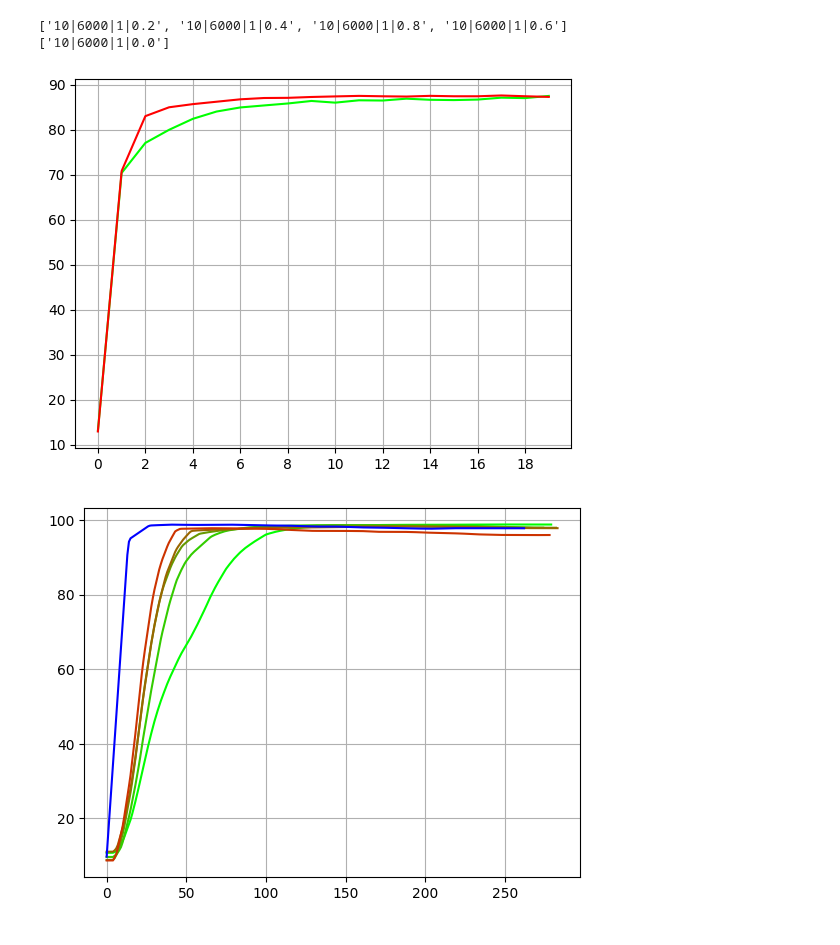
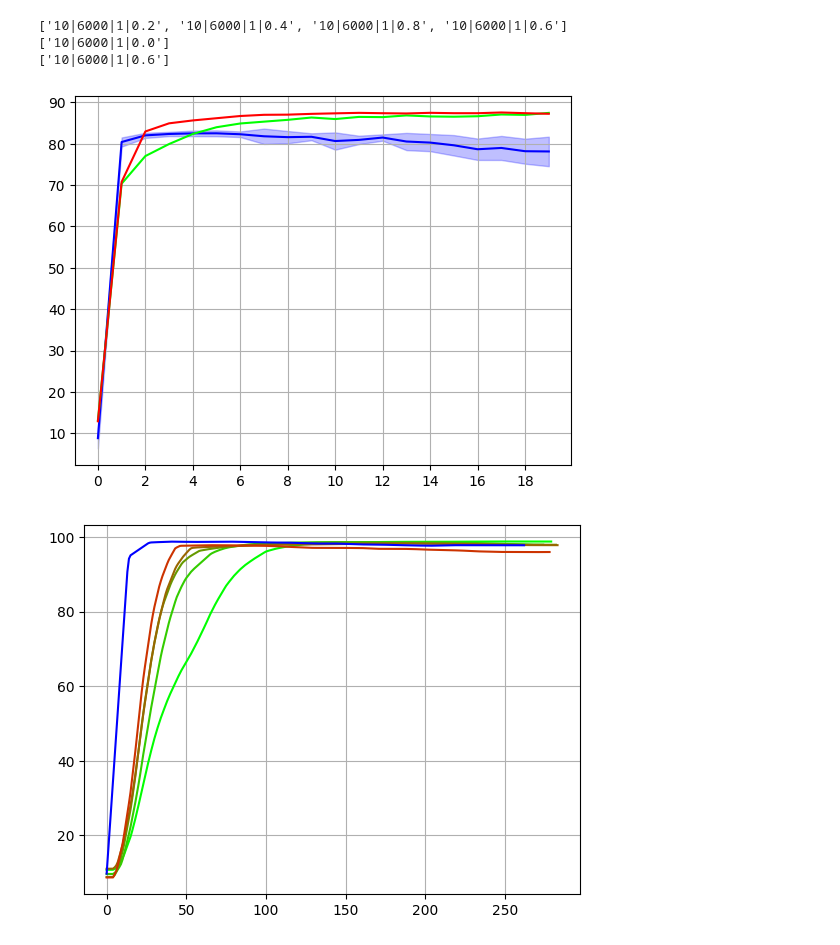
Before and after one commit to JoshPattman/thirdyear-proj, a Jupyter notebook: comp3200-cw/v2/data_vis/plot_data_median.ipynb, the cells around one changed output. Saved outputs shown, nothing was run; the diff lists cells and outputs as text; code cells hidden in the pictures.

```diff
--- a/comp3200-cw/v2/data_vis/plot_data_median.ipynb
+++ b/comp3200-cw/v2/data_vis/plot_data_median.ipynb
@@ -70,12 +70,31 @@ for filename in listdir(dirname):
     else:
         fed_info_dict[key] = [loaded]
 
-def get_mixed_node_data(nodes, samples, epochs, sync_rate, is_swarm=True):
+swarm_tc_info_dict = {}
+dirname = "../data/swarm_accuracy_data_tc"
+for filename in listdir(dirname):
+    nodes, samples, epochs, sync_rate = get_info(filename)
+    key = get_hash(nodes, samples, epochs, sync_rate)
+    with open(dirname+"/"+filename, "r") as f:
+        loaded = json.loads(f.read())
+    loaded = [np.array(l) for l in loaded]
+    if key in fed_info_dict:
+        swarm_tc_info_dict[key].append(loaded)
+    else:
+        swarm_tc_info_dict[key] = [loaded]
+
+def get_mixed_node_data(nodes, samples, epochs, sync_rate, is_swarm=True, is_tc=False):
     if not is_swarm:
         sync_rate = 0.0
     h = get_hash(nodes, samples, epochs, sync_rate)
     data = []
-    target_dict = info_dict if is_swarm else fed_info_dict
+    target_dict = None
+    if is_tc:
+        target_dict = swarm_tc_info_dict
+    elif is_swarm:
+        target_dict = info_dict
+    else:
+        target_dict = fed_info_dict
     for d in target_dict[h]:
         # Add all of this runs nodes to mixed data
         data.extend(d)
@@ -88,20 +107,21 @@ all_epochs = [3, 2, 1]
 
 print(list(info_dict.keys()))
 print(list(fed_info_dict.keys()))
+print(list(swarm_tc_info_dict.keys()))
 # %% [output]
 ['10|6000|1|0.2', '10|6000|1|0.4', '10|6000|1|0.8', '10|6000|1|0.6']
 ['10|6000|1|0.0']
+['10|6000|1|0.6']
 # %%
-#average_plot(get_mixed_node_data(10, 6000, 1, 0.2), plot_std=False)
-#average_plot(get_mixed_node_data(10, 6000, 1, 0.4), color=(1,0,0), plot_std=False)
+
+average_plot(get_mixed_node_data(10, 6000, 1, 0.6, is_tc=True), color=(0,0,1), plot_std=True)
 average_plot(get_mixed_node_data(10, 6000, 1, 0.6), color=(0,1,0), plot_std=False)
-#average_plot(get_mixed_node_data(10, 6000, 1, 0.8), color=(1,0,1), plot_std=False)
 average_plot(get_mixed_node_data(10, 6000, 1, 0.0, is_swarm=False), color=(1,0,0), plot_std=False)
 plt.xticks(ticks=[x for x in range(0, 20, 2)])
 plt.grid()
 plt.show()
 # %% [output]
-[figure, old version]
+[figure, new version]
 # %%
 t=0
 for s in all_syncs:
```
Also changed, not shown: 6 other files.
